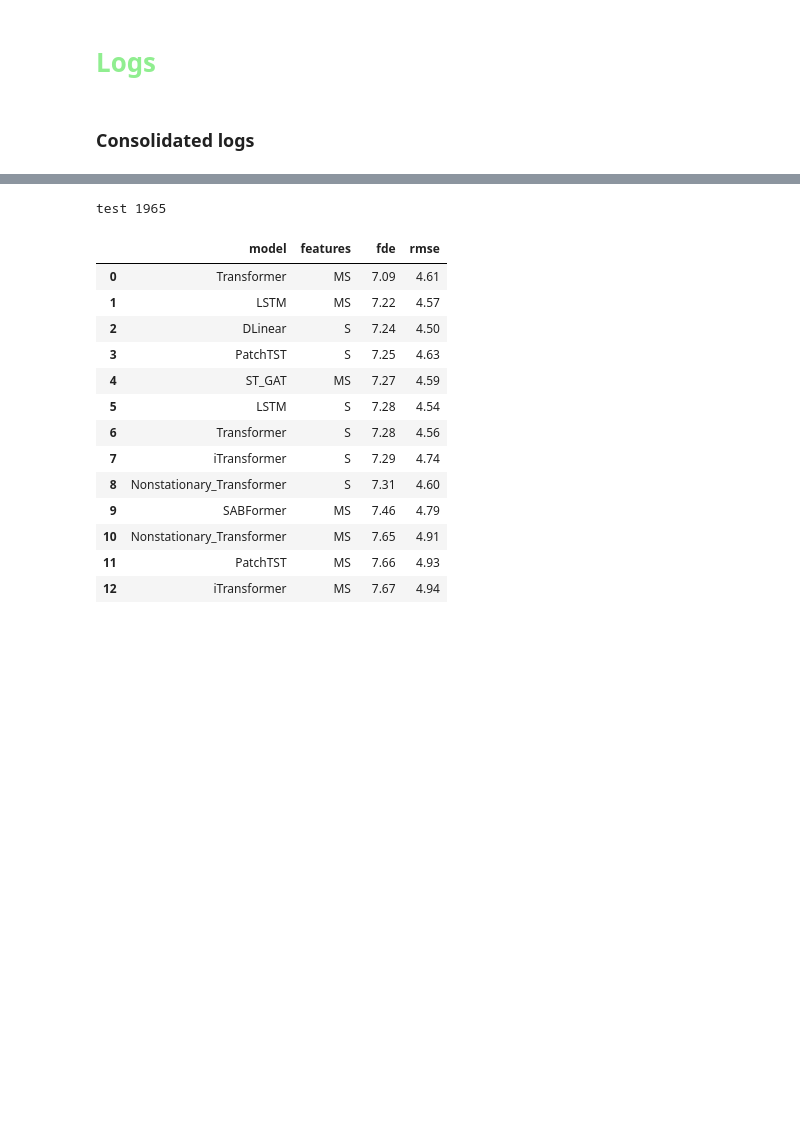
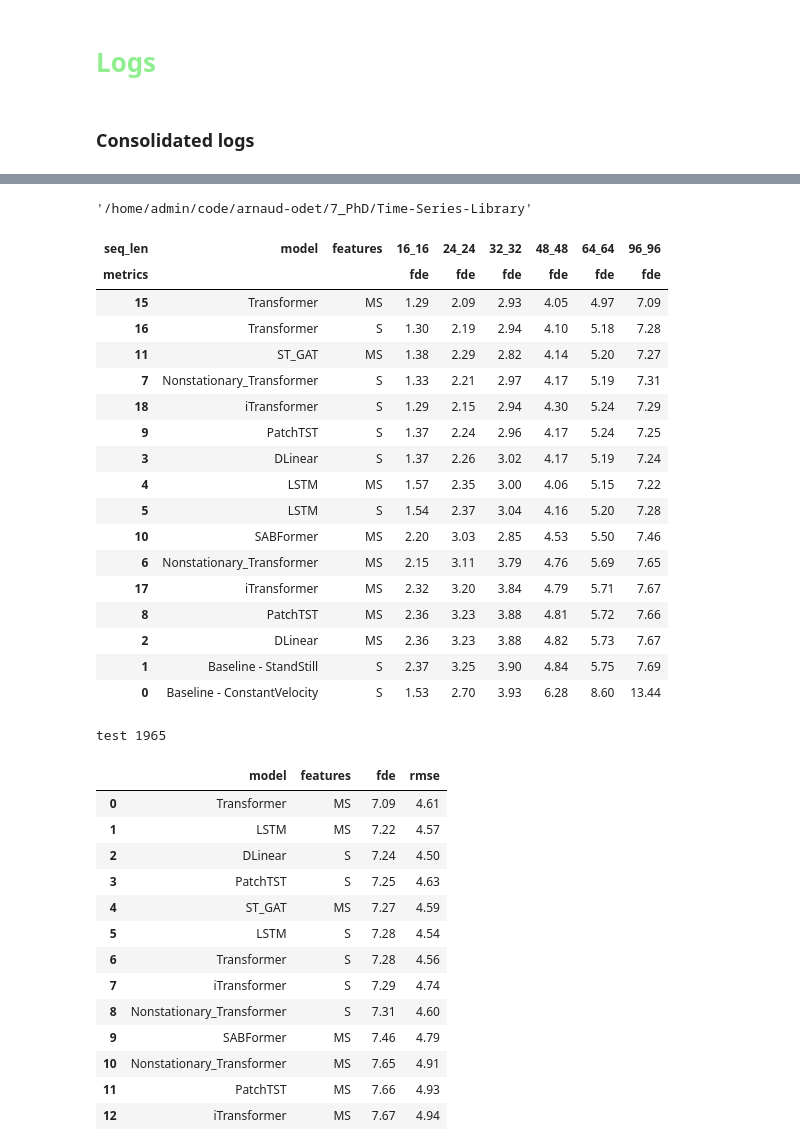
Before and after one commit to arnaud-odet/Time-Series-Library, a Jupyter notebook: results.ipynb, the cells around one changed output, grey strips where cells are left out. Cells and saved outputs as stored; diff of their text form; code cells hidden in the pictures; blank space fills up the shorter version.

Commit message:
Exporting results in presentation

```diff
--- a/results.ipynb
+++ b/results.ipynb
@@ -51,6 +51,31 @@ test 1965
 | 2 | DLinear | MS | 2.36 | 1.46 | 3.23 | 2.01 | 3.88 | 2.44 | 4.82 | 3.11 | 5.73 | ... |
 | 1 | Baseline - StandStill | S | 2.37 | 1.46 | 3.25 | 2.01 | 3.90 | 2.45 | 4.84 | 3.12 | 5.75 | ... |
 | 0 | Baseline - ConstantVelocity | S | 1.53 | 0.82 | 2.70 | 1.43 | 3.93 | 2.09 | 6.28 | 3.45 | 8.60 | ... |
+# %%
+os.getcwd()
+# %% [output]
+'/home/admin/code/arnaud-odet/7_PhD/Time-Series-Library'
+# %%
+rdf[['model','features']].merge(rdf.loc[:,(slice(None),'fde')].round(2), left_index = True, right_index = True).drop(columns = 'Average')#.to_latex('../Collective_behavior/latex/presentations/ts.tex')
+# %% [output]
+| seq_len | model | features | 16_16 | 24_24 | 32_32 | 48_48 | 64_64 | 96_96 |
+| metrics |  |  | fde | fde | fde | fde | fde | fde |
+| 15 | Transformer | MS | 1.29 | 2.09 | 2.93 | 4.05 | 4.97 | 7.09 |
+| 16 | Transformer | S | 1.30 | 2.19 | 2.94 | 4.10 | 5.18 | 7.28 |
+| 11 | ST_GAT | MS | 1.38 | 2.29 | 2.82 | 4.14 | 5.20 | 7.27 |
+| 7 | Nonstationary_Transformer | S | 1.33 | 2.21 | 2.97 | 4.17 | 5.19 | 7.31 |
+| 18 | iTransformer | S | 1.29 | 2.15 | 2.94 | 4.30 | 5.24 | 7.29 |
+| 9 | PatchTST | S | 1.37 | 2.24 | 2.96 | 4.17 | 5.24 | 7.25 |
+| 3 | DLinear | S | 1.37 | 2.26 | 3.02 | 4.17 | 5.19 | 7.24 |
+| 4 | LSTM | MS | 1.57 | 2.35 | 3.00 | 4.06 | 5.15 | 7.22 |
+| 5 | LSTM | S | 1.54 | 2.37 | 3.04 | 4.16 | 5.20 | 7.28 |
+| 10 | SABFormer | MS | 2.20 | 3.03 | 2.85 | 4.53 | 5.50 | 7.46 |
+| 6 | Nonstationary_Transformer | MS | 2.15 | 3.11 | 3.79 | 4.76 | 5.69 | 7.65 |
+| 17 | iTransformer | MS | 2.32 | 3.20 | 3.84 | 4.79 | 5.71 | 7.67 |
+| 8 | PatchTST | MS | 2.36 | 3.23 | 3.88 | 4.81 | 5.72 | 7.66 |
+| 2 | DLinear | MS | 2.36 | 3.23 | 3.88 | 4.82 | 5.73 | 7.67 |
+| 1 | Baseline - StandStill | S | 2.37 | 3.25 | 3.90 | 4.84 | 5.75 | 7.69 |
+| 0 | Baseline - ConstantVelocity | S | 1.53 | 2.70 | 3.93 | 6.28 | 8.60 | 13.44 |
 # %%
 comp_df = logs_summary(96, sort_col = 'fde')
 comp_df.round(2)
```
Also changed, not shown: 1 other file.
